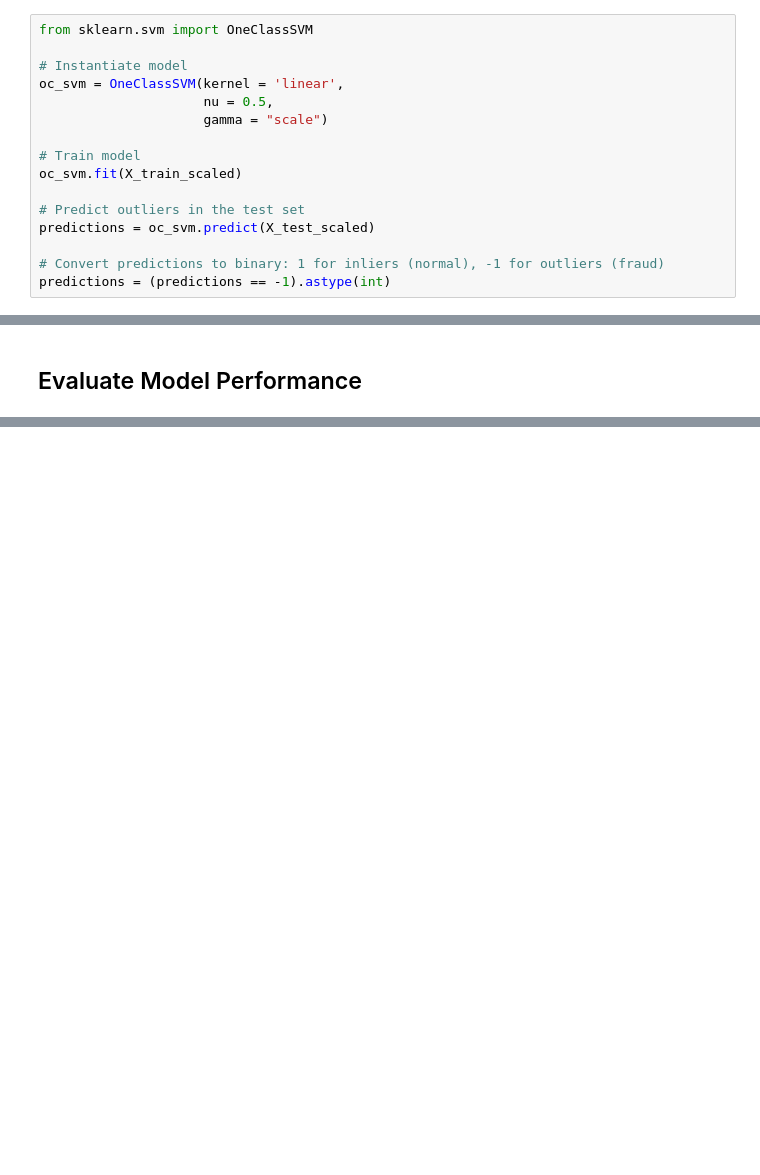
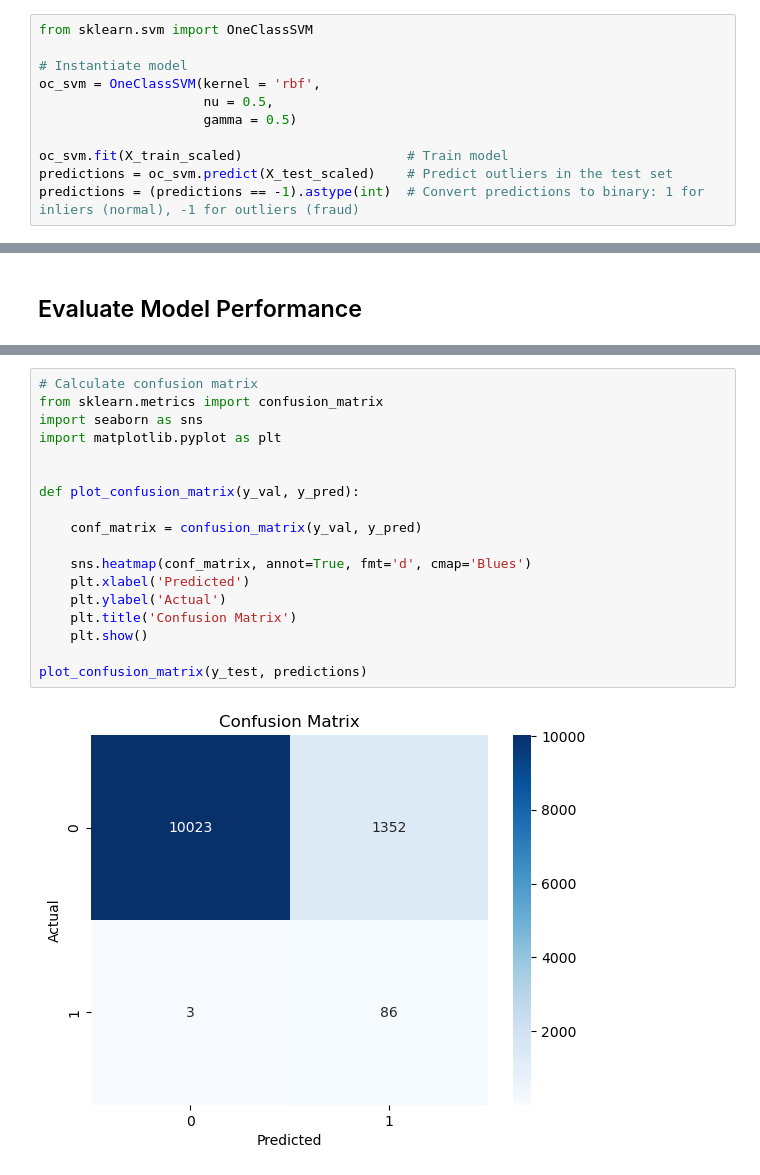
Before and after one commit to fresh-seaway/credit_card_fraud_project, a Jupyter notebook: 3_one_class_svm.ipynb, the cells around one changed output, grey strips where cells are left out. Cells and saved outputs as stored; diff of their text form; blank space fills up the shorter version.

```diff
--- a/3_one_class_svm.ipynb
+++ b/3_one_class_svm.ipynb
@@ -86,15 +86,10 @@ Let's run with a linear kernel and default values, and see how things go.
 from sklearn.svm import OneClassSVM
 
 # Instantiate model
-oc_svm = OneClassSVM(kernel = 'linear',
+oc_svm = OneClassSVM(kernel = 'rbf',
                      nu = 0.5,
-                     gamma = "scale")
+                     gamma = 0.5)
 
-# Train model
-oc_svm.fit(X_train_scaled)
-
-# Predict outliers in the test set
-predictions = oc_svm.predict(X_test_scaled)
-
-# Convert predictions to binary: 1 for inliers (normal), -1 for outliers (fraud)
-predictions = (predictions == -1).astype(int)
+oc_svm.fit(X_train_scaled)                     # Train model
+predictions = oc_svm.predict(X_test_scaled)    # Predict outliers in the test set
+predictions = (predictions == -1).astype(int)  # Convert predictions to binary: 1 for inliers (normal), -1 for outliers (fraud)
@@ -117 +124,21 @@ weighted avg       0.99      0.90      0.94     57355
+# %%
+# Calculate confusion matrix
+from sklearn.metrics import confusion_matrix
+import seaborn as sns
+import matplotlib.pyplot as plt
+
+
+def plot_confusion_matrix(y_val, y_pred):
+
+    conf_matrix = confusion_matrix(y_val, y_pred)
+
+    sns.heatmap(conf_matrix, annot=True, fmt='d', cmap='Blues')
+    plt.xlabel('Predicted')
+    plt.ylabel('Actual')
+    plt.title('Confusion Matrix')
+    plt.show()
+
+plot_confusion_matrix(y_test, predictions)
+# %% [output]
+[figure, added]
 # %% [markdown]
```
Also changed, not shown: parts of 12 cells of this notebook, 2 other files.
